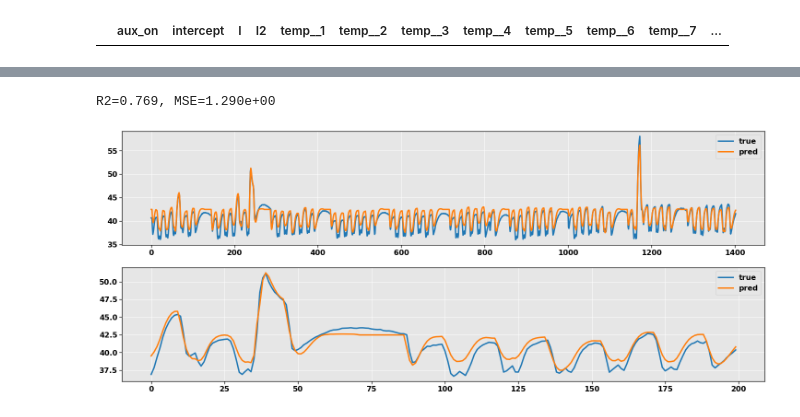
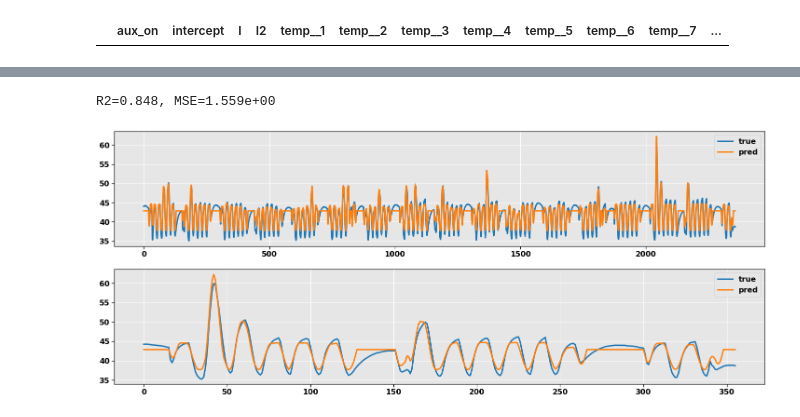
Before and after one commit to fonstelien/FYS-STK4155, a Jupyter notebook: project3/source/project3.ipynb, the cells around one changed output, grey strips where cells are left out. Saved outputs shown, nothing was run; the diff lists cells and outputs as text; code cells hidden in the pictures.

```diff
--- a/project3/source/project3.ipynb
+++ b/project3/source/project3.ipynb
@@ -183,15 +194,15 @@ X, y = nn.prep_current_model_dataset(auxiliaries, current, temperatureX)
 # %%
 start=None
 end='2018-08-01 00:00:00'
-X_train, y_train = X[start:end].to_numpy(), y[start:end].to_numpy()
+X_train, y_train = X[start:end].to_numpy().copy(), y[start:end].to_numpy().copy()
 n, p = X_train.shape
 
-start='2019-01-13 00:00:00'
-end='2019-01-25 00:00:00'
+start='2019-06-13 00:00:00'
+end='2019-07-01 00:00:00'
 
 #start='2018-07-05 00:00:00'
 #end='2018-07-15 00:00:00'
 
-X_test, y_test = X[start:end].to_numpy(), y[start:end].to_numpy()
+X_test, y_test = X[start:end].to_numpy().copy(), y[start:end].to_numpy().copy()
 X_train.shape, X_test.shape
 # %% [output]
@@ -221,10 +232,10 @@ plt.show()
 # %%
-sample_size = 24
+sample_size = 6
 X_train_reshaped, y_train_reshaped = reshape(X_train_scaled, y_train_scaled, sample_size)
 X_test_reshaped, y_test_reshaped = reshape(X_test_scaled, y_test_scaled, sample_size)
 # %%
 model = Sequential([
-    LSTM(30, return_sequences=True, input_shape=(sample_size, p), dropout=.0, recurrent_dropout=.2, unroll=True),
+    LSTM(30, return_sequences=True, input_shape=(sample_size, p), dropout=.0, recurrent_dropout=.3, unroll=True),
     LSTM(18, return_sequences=True, unroll=True),
     Dense(sample_size)
 ])
@@ -246,7 +257,7 @@ Trainable params: 8,064
 Non-trainable params: 0
 _________________________________________________________________
 # %%
-epochs = 5
+epochs = 1
 batch_size = 50
 model.fit(X_train_reshaped, y_train_reshaped, epochs=epochs, batch_size=batch_size, shuffle=False, verbose=True)
 # %% [output]
@@ -264,28 +266,27 @@ Epoch 5/5
 # %%
 y_pred_raw = model.predict(X_test_reshaped)
 y_pred = y_pred_raw[:,-1,0].reshape(-1,1)
 y_pred = y_pred*(ymax - ymin) + ymin
 shift = 1
-y_true = y_test[sample_size-shift:-1*shift if shift else len(y_true)-1]
-
+y_true = y_test[sample_size-shift:-1*shift if shift else None]
 
 r2 = skl.metrics.r2_score(y_true, y_pred)
 mse = skl.metrics.mean_squared_error(y_true, y_pred)
 print(f'R2={r2:.3f}, MSE={mse:.3e}')
 
 fig, axes = plt.subplots(nrows=2, ncols=1, figsize=(25,10))
 ax = axes[0]
 ax.plot(y_true)
 ax.plot(y_pred)
 ax.legend(['true', 'pred'])
 
 ax = axes[1]
-start, end = 200, 400
+start, end = 2000, None
 ax.plot(y_true[start:end])
 ax.plot(y_pred[start:end])
 ax.legend(['true', 'pred'])
 
 plt.show()
 # %% [output]
-R2=0.769, MSE=1.290e+00
+R2=0.848, MSE=1.559e+00
-[figure, old version]
+[figure, new version]
```
Also changed, not shown: parts of 16 cells of this notebook, 2 other files.
